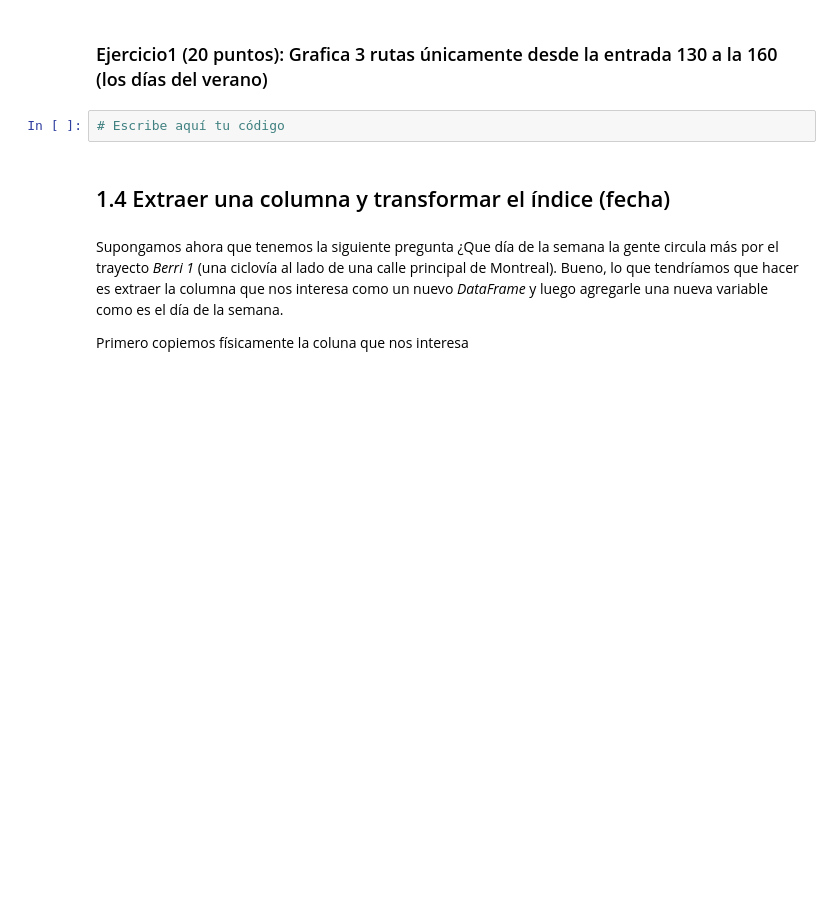
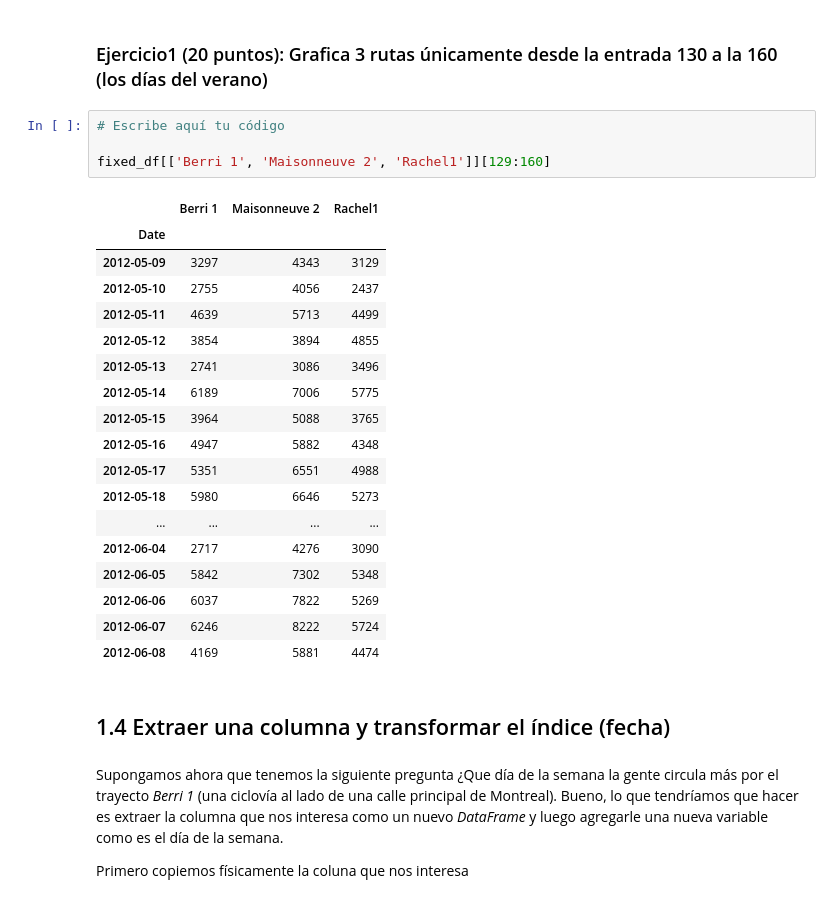
Before and after one commit to cursoRdP-unison/pandas, a Jupyter notebook: intro_pandas.ipynb, the cells around one changed output. Saved outputs shown, nothing was run; the diff lists cells and outputs as text; blank space fills up the shorter version.

```diff
--- a/intro_pandas.ipynb
+++ b/intro_pandas.ipynb
@@ -53,6 +98,27 @@ fixed_df.plot(figsize=(15, 10))
 ### Ejercicio1 (20 puntos): Grafica 3 rutas únicamente desde la entrada 130 a la 160 (los días del verano)
 # %%
 # Escribe aquí tu código
+
+fixed_df[['Berri 1', 'Maisonneuve 2', 'Rachel1']][129:160]
+# %% [output]
+|  | Berri 1 | Maisonneuve 2 | Rachel1 |
+| Date |  |  |  |
+| 2012-05-09 | 3297 | 4343 | 3129 |
+| 2012-05-10 | 2755 | 4056 | 2437 |
+| 2012-05-11 | 4639 | 5713 | 4499 |
+| 2012-05-12 | 3854 | 3894 | 4855 |
+| 2012-05-13 | 2741 | 3086 | 3496 |
+| 2012-05-14 | 6189 | 7006 | 5775 |
+| 2012-05-15 | 3964 | 5088 | 3765 |
+| 2012-05-16 | 4947 | 5882 | 4348 |
+| 2012-05-17 | 5351 | 6551 | 4988 |
+| 2012-05-18 | 5980 | 6646 | 5273 |
+| ... | ... | ... | ... |
+| 2012-06-04 | 2717 | 4276 | 3090 |
+| 2012-06-05 | 5842 | 7302 | 5348 |
+| 2012-06-06 | 6037 | 7822 | 5269 |
+| 2012-06-07 | 6246 | 8222 | 5724 |
+| 2012-06-08 | 4169 | 5881 | 4474 |
 # %% [markdown]
 ## 1.4 Extraer una columna y transformar el índice (fecha)
 # %% [markdown]
```
Also changed, not shown: parts of 15 cells of this notebook.
